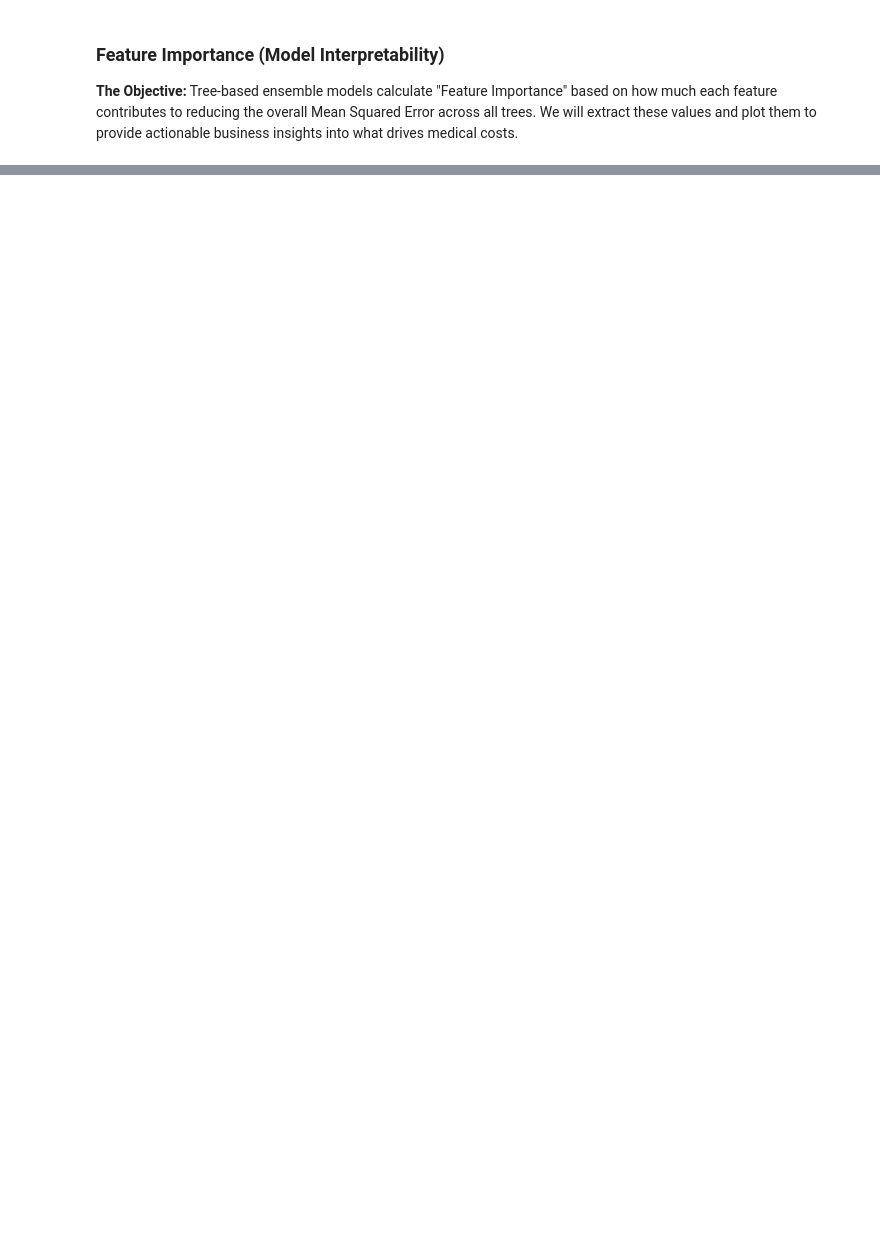
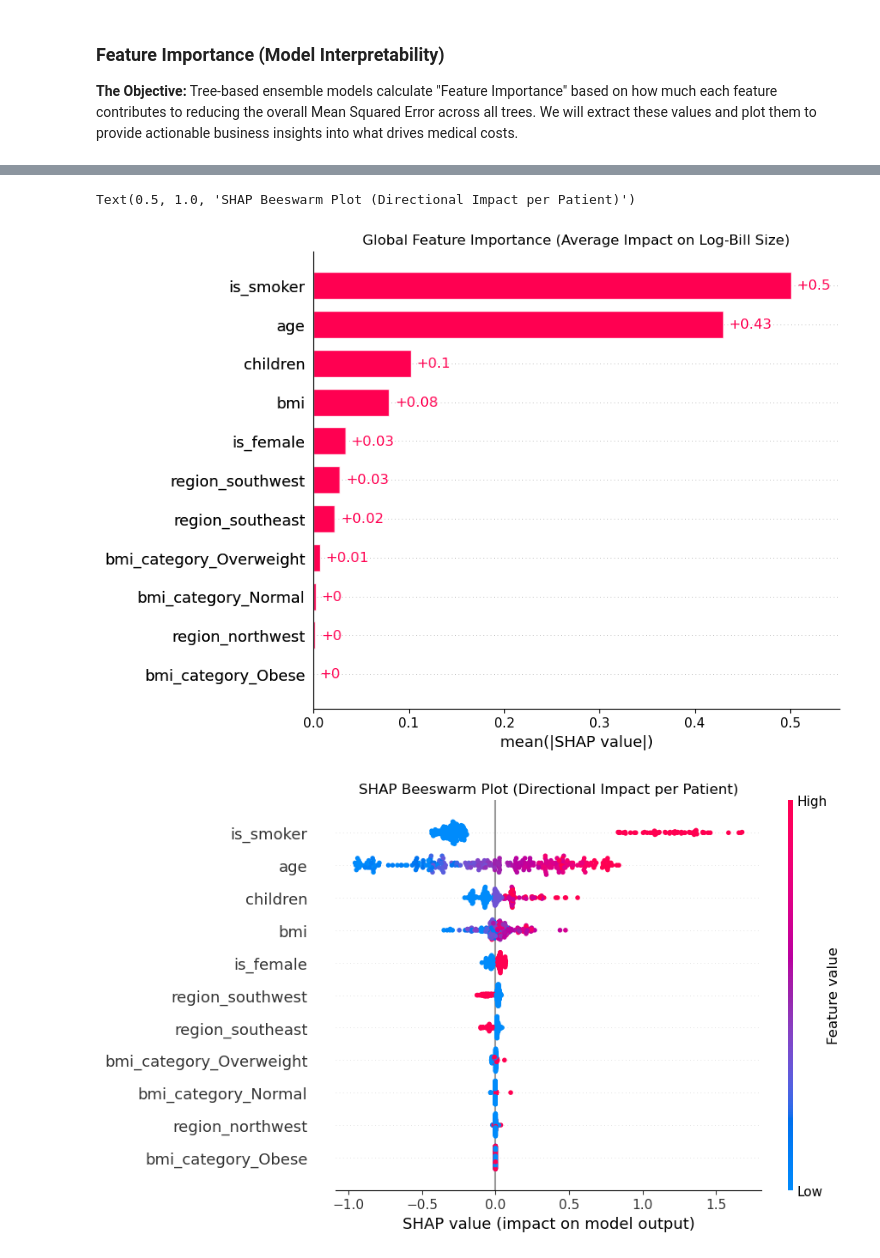
Before and after one commit to khushishahs02/exploratory-data-analysis, a Jupyter notebook: notebooks/03_Modeling.ipynb, the cells around one changed output, grey strips where cells are left out. Cells and saved outputs as stored; diff of their text form; code cells hidden in the pictures; blank space fills up the shorter version.

```diff
--- a/notebooks/03_Modeling.ipynb
+++ b/notebooks/03_Modeling.ipynb
@@ -560,0 +589,18 @@ for index, value in enumerate(importance_df['Importance']):
+# %%
+
+import shap
+import matplotlib.pyplot as plt
+
+explainer = shap.TreeExplainer(gb_model)
+shap_values = explainer(X_test)
+plt.figure(figsize=(10, 5))
+shap.plots.bar(shap_values,max_display = 11, show=False)
+plt.title("Global Feature Importance (Average Impact on Log-Bill Size)")
+
+plt.figure(figsize=(10, 6))
+shap.plots.beeswarm(shap_values, max_display=11, show=False)
+plt.title("SHAP Beeswarm Plot (Directional Impact per Patient)")
+# %% [output]
+Text(0.5, 1.0, 'SHAP Beeswarm Plot (Directional Impact per Patient)')
+[figure, added]
+[figure, added]
```
Also changed, not shown: parts of 18 cells of this notebook.
